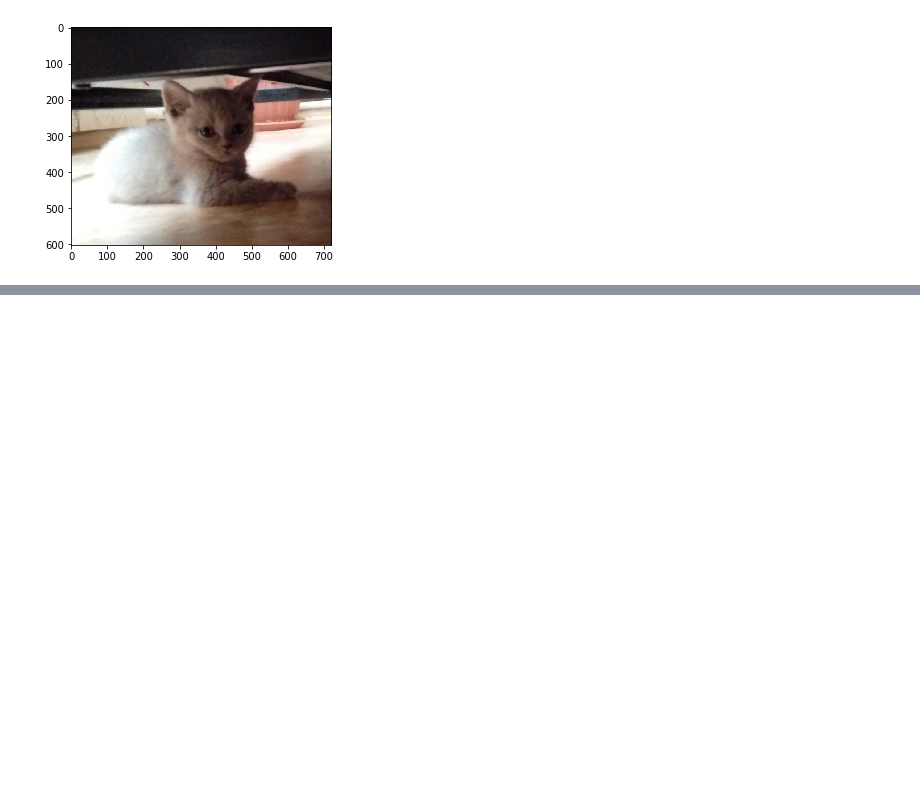
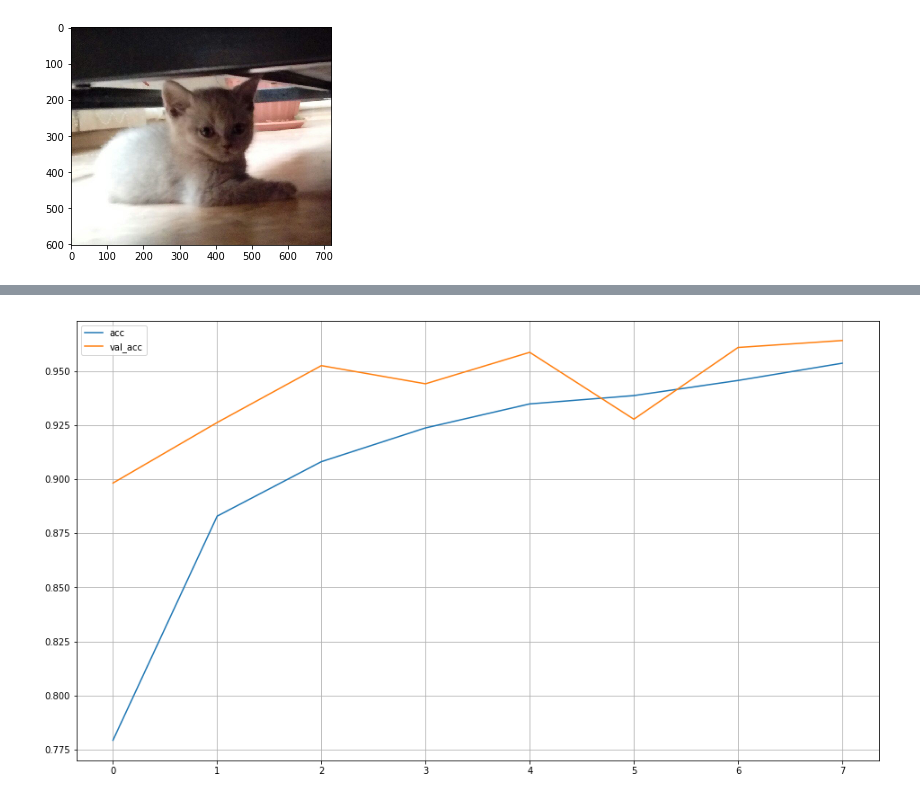
Before and after one commit to HacketOS/CatDog_telegram_bot, a Jupyter notebook: model_making.ipynb, the cells around one changed output, grey strips where cells are left out. Cells and saved outputs as stored; diff of their text form; code cells hidden in the pictures; blank space fills up the shorter version.

Commit message:
increase accuracy of model and fix code style

```diff
--- a/model_making.ipynb
+++ b/model_making.ipynb
@@ -28,13 +30,14 @@ Downloading data from https://storage.googleapis.com/mledu-datasets/cats_and_dog
 # %%
 batch_size = 150
-image_size = 250
+image_size = 200
 
 train_image_generator = k.preprocessing.image.ImageDataGenerator(rescale = 1./255,
-                                                                 rotation_range = 30,
-                                                                 width_shift_range = 0.2,
-                                                                 height_shift_range = 0.2,
-                                                                 shear_range = 0.2,
-                                                                 horizontal_flip = True,
+                                                                 rotation_range=40,
+                                                                 width_shift_range=0.2,
+                                                                 height_shift_range=0.2,
+                                                                 shear_range=0.2,
+                                                                 zoom_range=0.2,
+                                                                 horizontal_flip=True,
                                                                  fill_mode = 'nearest')
 
 validation_image_generator = k.preprocessing.image.ImageDataGenerator(rescale = 1./255)
@@ -128,0 +149,17 @@ dog:0.0
+# %%
+base_model = VGG16(weights='imagenet', include_top=False, input_shape = (image_size,image_size,3))
+for layer in base_model.layers:
+    if layer.name == 'block5_conv1':
+        layer.trainable = True
+    else:
+        layer.trainable = False
+model = Sequential()
+model.add(base_model)
+model.add(Flatten())
+model.add(Dense(256, activation='relu'))
+model.add(Dense(1, activation='sigmoid'))
+model.summary()
+
+model.compile(optimizer = k.optimizers.RMSprop(lr=1e-5),
+              loss = 'binary_crossentropy',
+              metrics = ['accuracy']);
@@ -128,0 +183,7 @@ dog:0.0
+# %%
+epochs = 8
+history = model.fit_generator(train_data_generator,
+                              epochs = epochs,
+                              steps_per_epoch= 100,
+                              validation_data = validation_data_generator,
+                              validation_steps = 50)
@@ -128,0 +207,8 @@ dog:0.0
+# %%
+plt.figure(figsize=(16,9))
+plt.plot(history.history['acc'])
+plt.plot(history.history['val_acc'])
+plt.legend(['acc', 'val_acc'])
+plt.grid()
+# %% [output]
+[figure, added]
```
Also changed, not shown: parts of 11 cells of this notebook, 1 other file.
